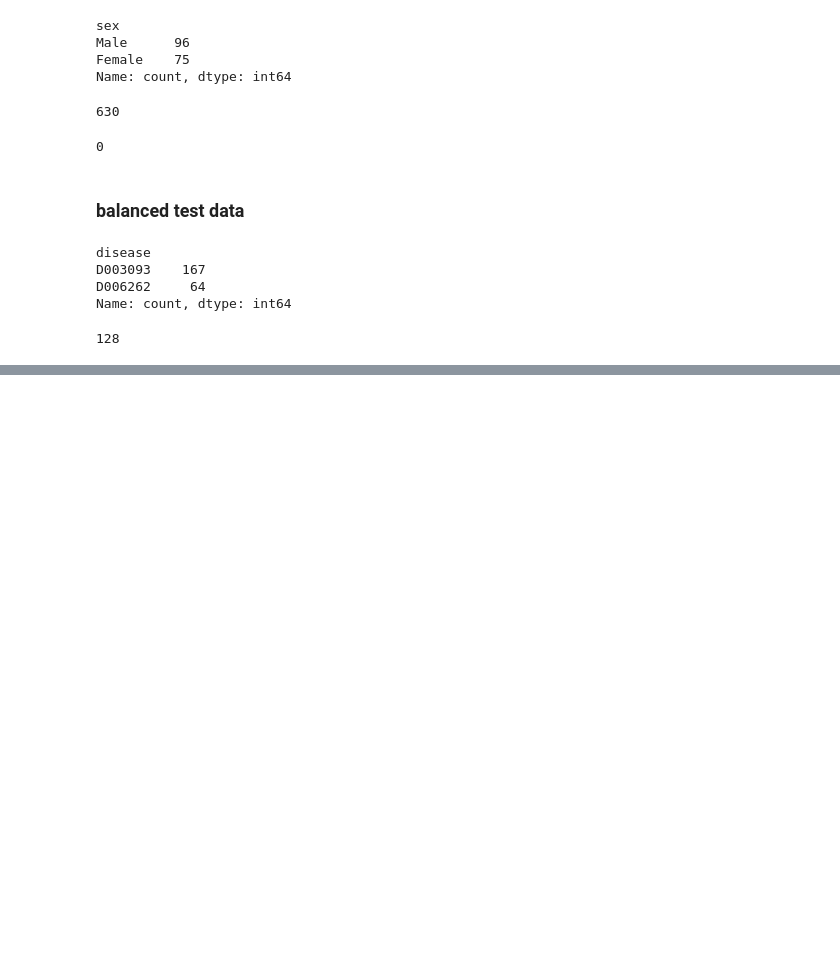
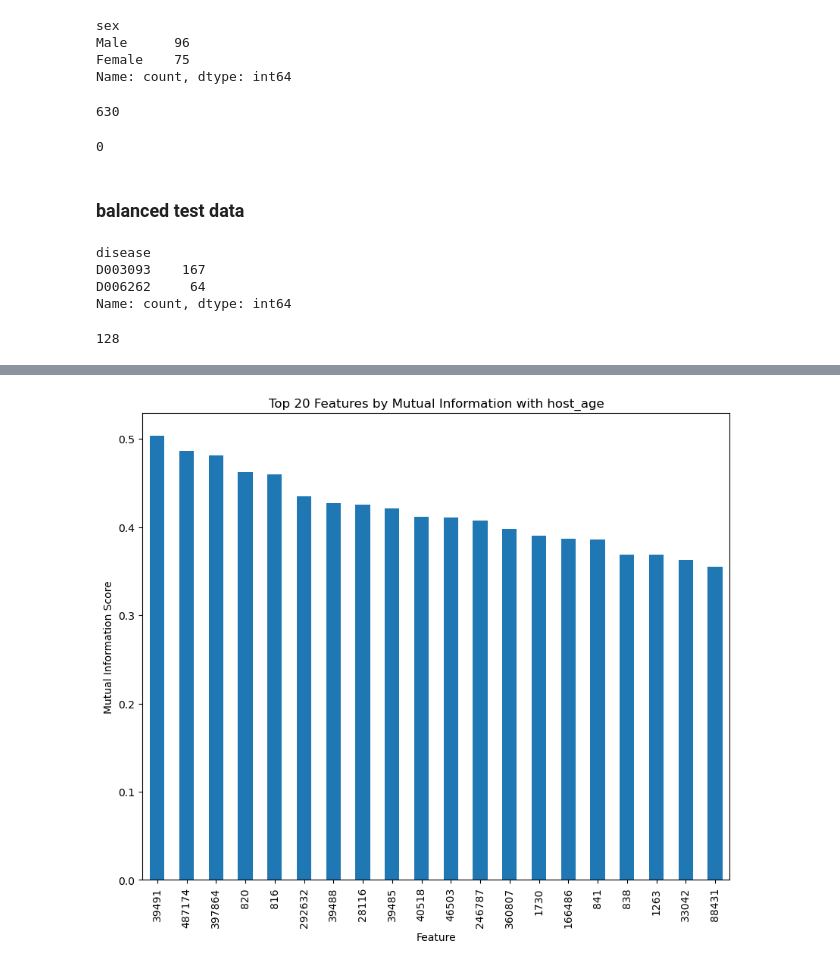
Before and after one commit to MahsaMonshizade/metagenomics_confounder_free, a Jupyter notebook: GMrepo_data/preprocesing.ipynb, the cells around one changed output, grey strips where cells are left out. Drawn from its saved outputs; the diff is of its cells as text; code cells hidden in the pictures; blank space fills up the shorter version.

```diff
--- a/GMrepo_data/preprocesing.ipynb
+++ b/GMrepo_data/preprocesing.ipynb
@@ -358,0 +433,12 @@ test_metadata_balanced.to_csv("UC_metadata_metagenomics_test_balanced.csv", inde
+# %%
+from sklearn.feature_selection import mutual_info_regression
+
+# Compute mutual information between features and host_age
+mi = mutual_info_regression(train_relative_abundance, train_metadata['host_age'])
+
+# Create a DataFrame of mutual information scores
+mi_scores = pd.Series(mi, index=train_relative_abundance.columns).sort_values(ascending=False)
+
+# Display top 10 features with the highest mutual information scores
+print("Top 10 features with highest mutual information scores for host_age:")
+print(mi_scores.head(50))
@@ -358,0 +463,11 @@ test_metadata_balanced.to_csv("UC_metadata_metagenomics_test_balanced.csv", inde
+# %%
+# Plot mutual information scores
+plt.figure(figsize=(10, 8))
+mi_scores.sort_values(ascending=False).head(20).plot(kind='bar')
+plt.title('Top 20 Features by Mutual Information with host_age')
+plt.xlabel('Feature')
+plt.ylabel('Mutual Information Score')
+plt.xticks(rotation=90)
+plt.show()
+# %% [output]
+[figure, added]
```
Also changed, not shown: parts of 10 cells of this notebook, 7 other files.
